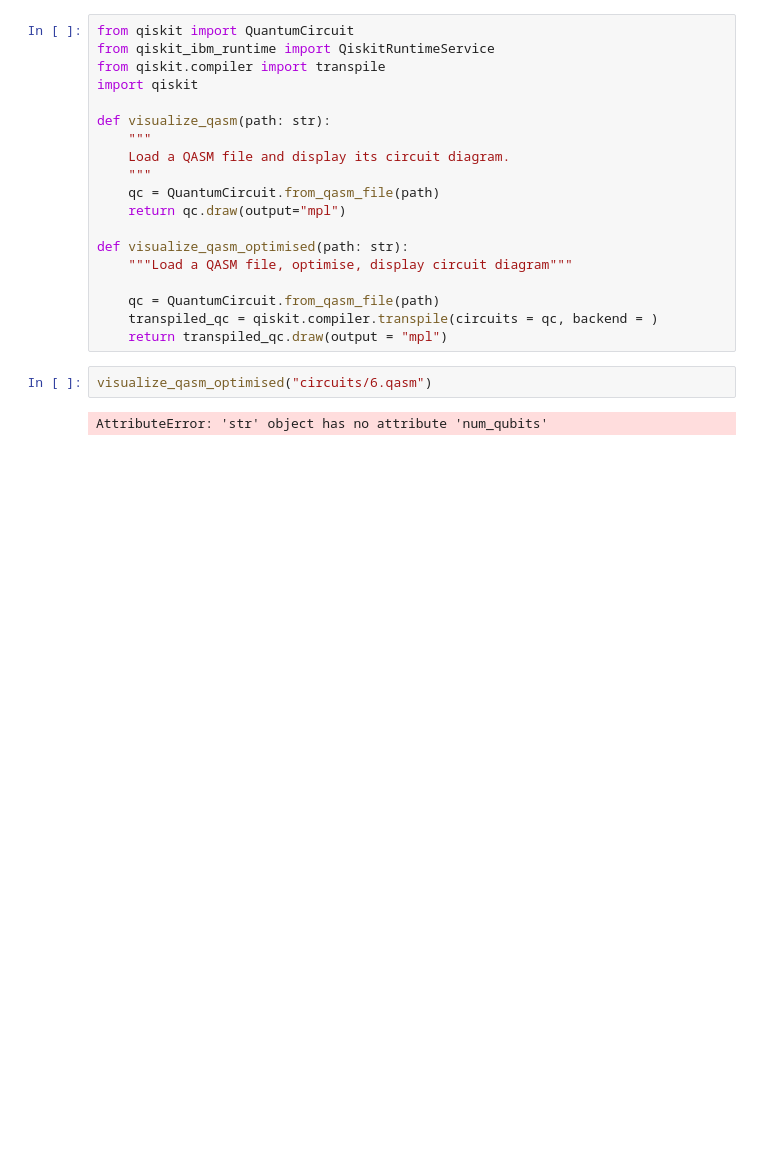
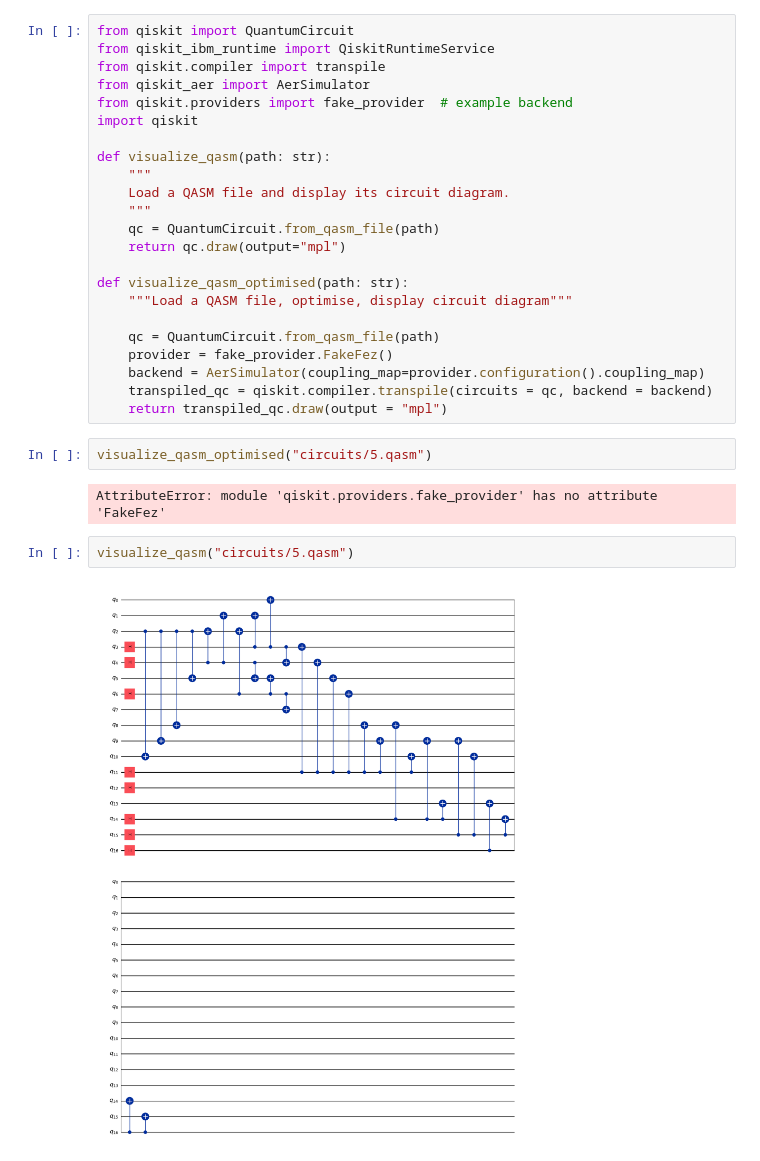
Before and after one commit to AlfonsoGordonCC/IBM_Quantum_Hackaton_Brown_2025, a Jupyter notebook: circuit_visualizer.ipynb, the cells around one changed output. Saved outputs shown, nothing was run; the diff lists cells and outputs as text; blank space fills up the shorter version.

Commit message:
circuit_visualizer adding fake backend

```diff
--- a/circuit_visualizer.ipynb
+++ b/circuit_visualizer.ipynb
@@ -2,6 +2,8 @@
 from qiskit import QuantumCircuit
 from qiskit_ibm_runtime import QiskitRuntimeService
 from qiskit.compiler import transpile
+from qiskit_aer import AerSimulator
+from qiskit.providers import fake_provider  # example backend
 import qiskit
 
 def visualize_qasm(path: str):
@@ -15,9 +17,15 @@ def visualize_qasm_optimised(path: str):
     """Load a QASM file, optimise, display circuit diagram"""
 
     qc = QuantumCircuit.from_qasm_file(path)
-    transpiled_qc = qiskit.compiler.transpile(circuits = qc, backend = )
+    provider = fake_provider.FakeFez()
+    backend = AerSimulator(coupling_map=provider.configuration().coupling_map)
+    transpiled_qc = qiskit.compiler.transpile(circuits = qc, backend = backend)
     return transpiled_qc.draw(output = "mpl")
+# %%
+visualize_qasm_optimised("circuits/5.qasm")
+# %% [output]
+AttributeError: module 'qiskit.providers.fake_provider' has no attribute 'FakeFez'
 # %%
-visualize_qasm_optimised("circuits/6.qasm")
+visualize_qasm("circuits/5.qasm")
 # %% [output]
-AttributeError: 'str' object has no attribute 'num_qubits'
+[figure, added]
```
